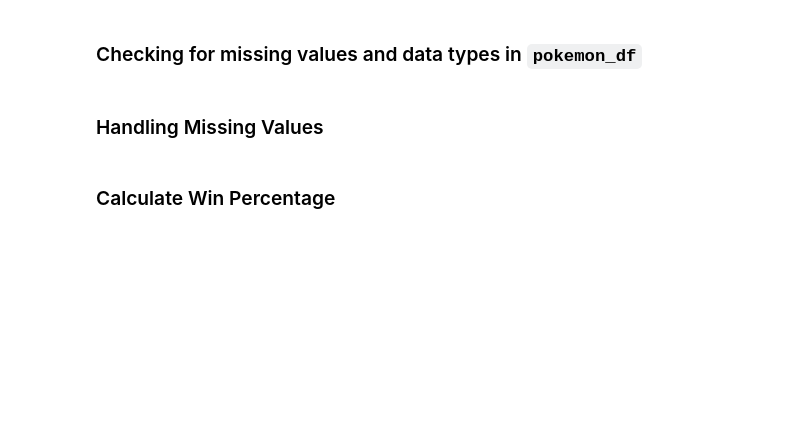
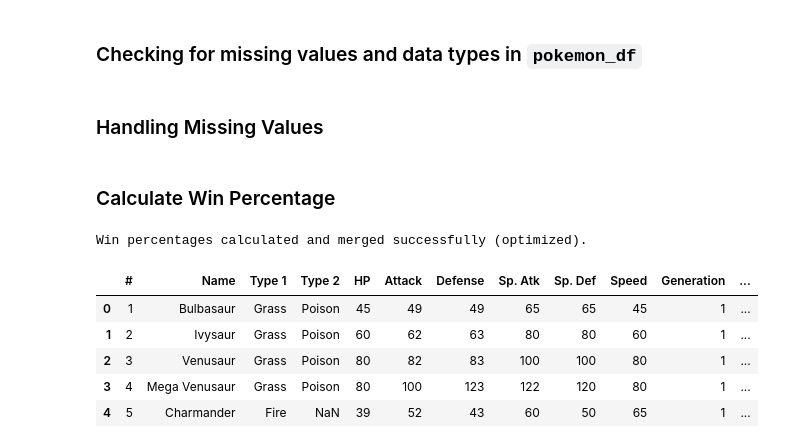
Before and after one commit to chacal15/DI_BOOTCAMP, a Jupyter notebook: daly_challenge_mini_projet.ipynb, the cells around one changed output. Saved outputs shown, nothing was run; the diff lists cells and outputs as text; code cells hidden in the pictures; blank space fills up the shorter version.

```diff
--- a/daly_challenge_mini_projet.ipynb
+++ b/daly_challenge_mini_projet.ipynb
@@ -95,0 +90,50 @@ display(pokemon_df.head())
+# %%
+# Calculate wins for each Pokémon
+# This creates a Series where index is Pokemon ID and value is number of wins
+win_counts = combats_df['Winner'].value_counts()
+
+# Calculate total battles for each Pokémon
+# Concatenate 'First_pokemon' and 'Second_pokemon' columns to get all participants
+all_participants = pd.concat([combats_df['First_pokemon'], combats_df['Second_pokemon']])
+battle_counts = all_participants.value_counts()
+
+# Create a DataFrame for win percentages
+# Start with all unique Pokémon IDs from the main pokemon_df to ensure all are included
+all_pokemon_ids = pokemon_df['#'].unique()
+win_percentage_df = pd.DataFrame(all_pokemon_ids, columns=['#'])
+
+# Merge win counts
+win_percentage_df = win_percentage_df.merge(
+    win_counts.rename('Wins'), left_on='#', right_index=True, how='left'
+)
+# Merge battle counts
+win_percentage_df = win_percentage_df.merge(
+    battle_counts.rename('Battles'), left_on='#', right_index=True, how='left'
+)
+
+# Fill NaN values (for Pokémon that didn't win or battle) with 0
+win_percentage_df['Wins'] = win_percentage_df['Wins'].fillna(0).astype(int)
+win_percentage_df['Battles'] = win_percentage_df['Battles'].fillna(0).astype(int)
+
+# Calculate win percentage
+# Handle division by zero for Pokémon with 0 battles by filling with 0
+win_percentage_df['Win_Percentage'] = (
+    win_percentage_df['Wins'] / win_percentage_df['Battles'] * 100
+).fillna(0)
+
+# Select only the necessary columns for merging back into the main DataFrame
+win_percentage_df = win_percentage_df[['#', 'Win_Percentage']]
+
+# Merge win_percentage_df with pokemon_df
+pokemon_df = pd.merge(pokemon_df, win_percentage_df, on='#', how='left')
+
+print("Win percentages calculated and merged successfully (optimized).")
+display(pokemon_df.head())
+# %% [output]
+Win percentages calculated and merged successfully (optimized).
+|  | # | Name | Type 1 | Type 2 | HP | Attack | Defense | Sp. Atk | Sp. Def | Speed | Generation | ... |
+| 0 | 1 | Bulbasaur | Grass | Poison | 45 | 49 | 49 | 65 | 65 | 45 | 1 | ... |
+| 1 | 2 | Ivysaur | Grass | Poison | 60 | 62 | 63 | 80 | 80 | 60 | 1 | ... |
+| 2 | 3 | Venusaur | Grass | Poison | 80 | 82 | 83 | 100 | 100 | 80 | 1 | ... |
+| 3 | 4 | Mega Venusaur | Grass | Poison | 80 | 100 | 123 | 122 | 120 | 80 | 1 | ... |
+| 4 | 5 | Charmander | Fire | NaN | 39 | 52 | 43 | 60 | 50 | 65 | 1 | ... |
```
Also changed, not shown: parts of 4 cells of this notebook.
